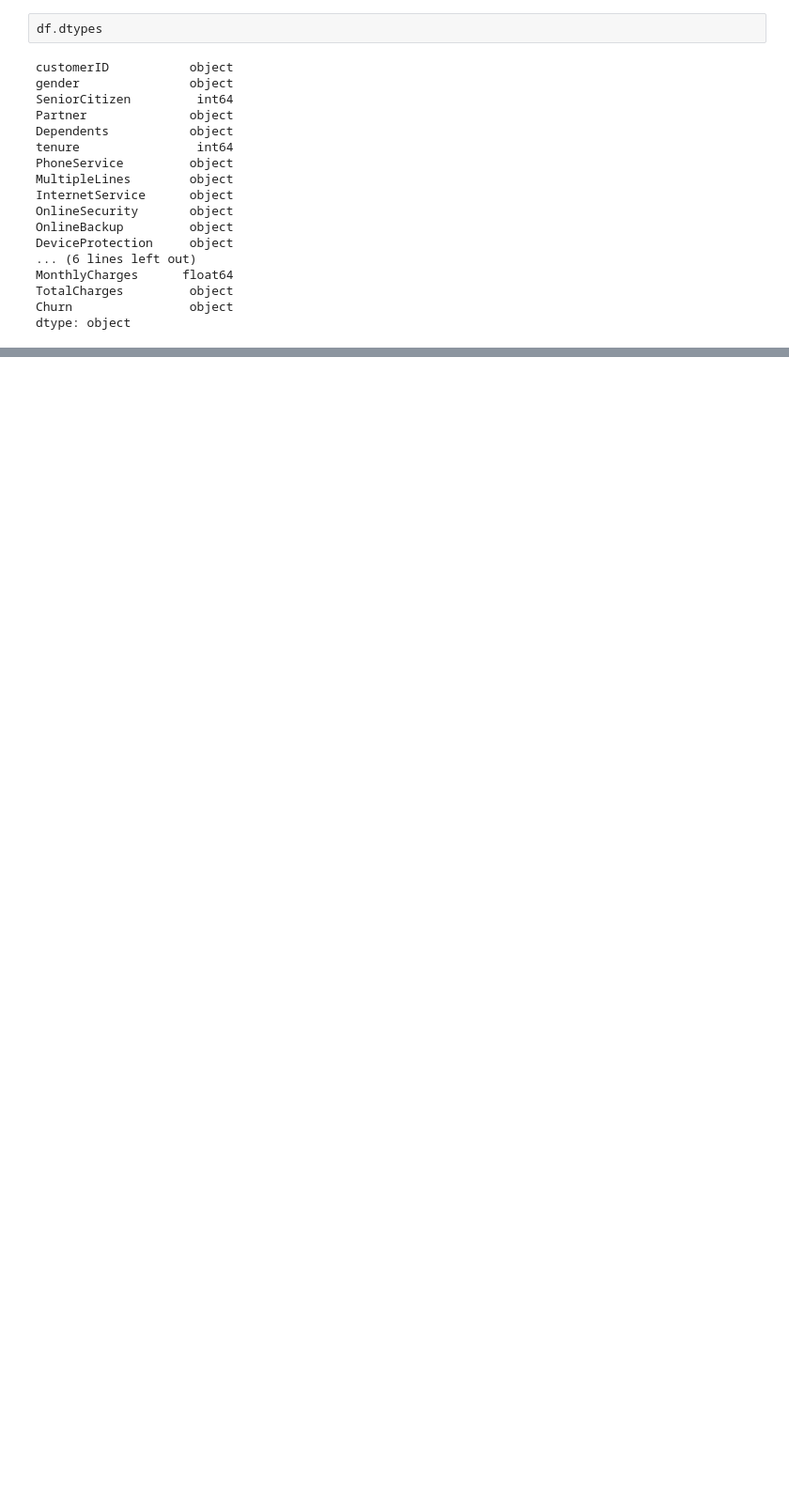
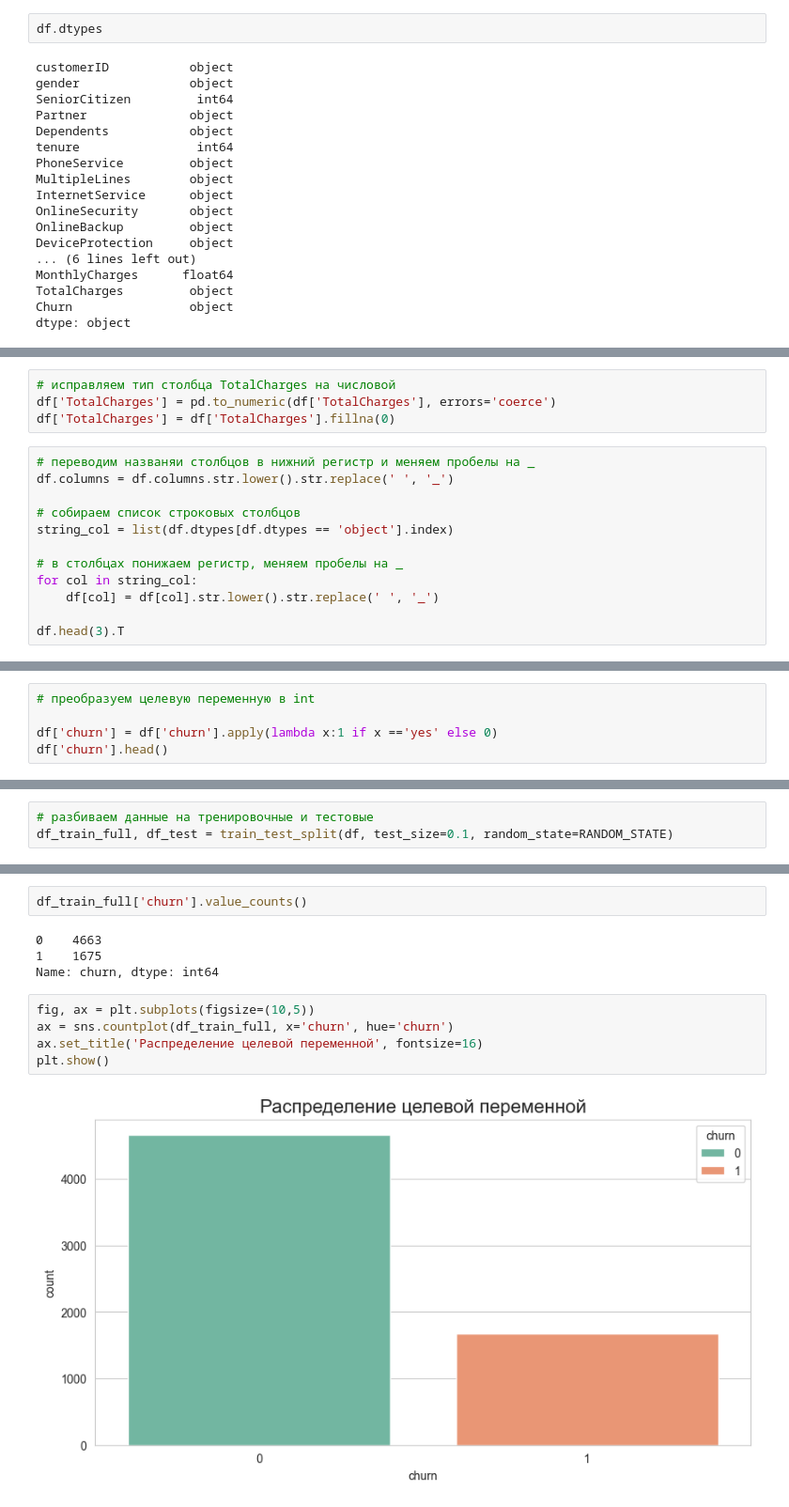
Before and after one commit to GridasovSasha/ML_classification_customer_churn, a Jupyter notebook: main.ipynb, the cells around one changed output, grey strips where cells are left out. Shown at 94% size. Cells and saved outputs as stored; diff of their text form; blank space fills up the shorter version.

```diff
--- a/main.ipynb
+++ b/main.ipynb
@@ -50,0 +75,16 @@ dtype: object
+# %%
+# исправляем тип столбца TotalCharges на числовой
+df['TotalCharges'] = pd.to_numeric(df['TotalCharges'], errors='coerce')
+df['TotalCharges'] = df['TotalCharges'].fillna(0)
+# %%
+# переводим названяи столбцов в нижний регистр и меняем пробелы на _
+df.columns = df.columns.str.lower().str.replace(' ', '_')
+
+# собираем список строковых столбцов
+string_col = list(df.dtypes[df.dtypes == 'object'].index)
+
+# в столбцах понижаем регистр, меняем пробелы на _
+for col in string_col:
+    df[col] = df[col].str.lower().str.replace(' ', '_')
+
+df.head(3).T
@@ -50,0 +109,5 @@ dtype: object
+# %%
+# преобразуем целевую переменную в int
+
+df['churn'] = df['churn'].apply(lambda x:1 if x =='yes' else 0)
+df['churn'].head()
@@ -50,0 +121,3 @@ dtype: object
+# %%
+# разбиваем данные на тренировочные и тестовые
+df_train_full, df_test = train_test_split(df, test_size=0.1, random_state=RANDOM_STATE)
@@ -50,0 +161,13 @@ dtype: object
+# %%
+df_train_full['churn'].value_counts()
+# %% [output]
+0    4663
+1    1675
+Name: churn, dtype: int64
+# %%
+fig, ax = plt.subplots(figsize=(10,5))
+ax = sns.countplot(df_train_full, x='churn', hue='churn')
+ax.set_title('Распределение целевой переменной', fontsize=16)
+plt.show()
+# %% [output]
+[figure, added]
```
Also changed, not shown: parts of 18 cells of this notebook.
